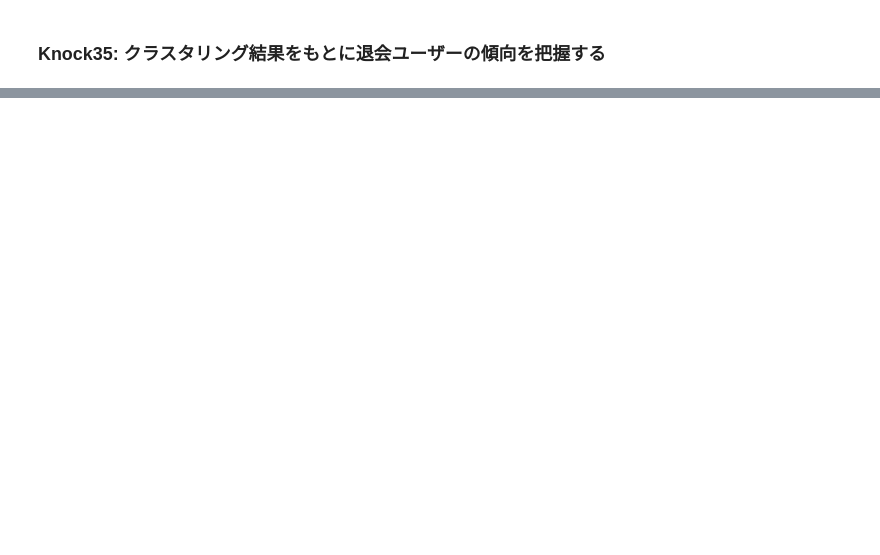
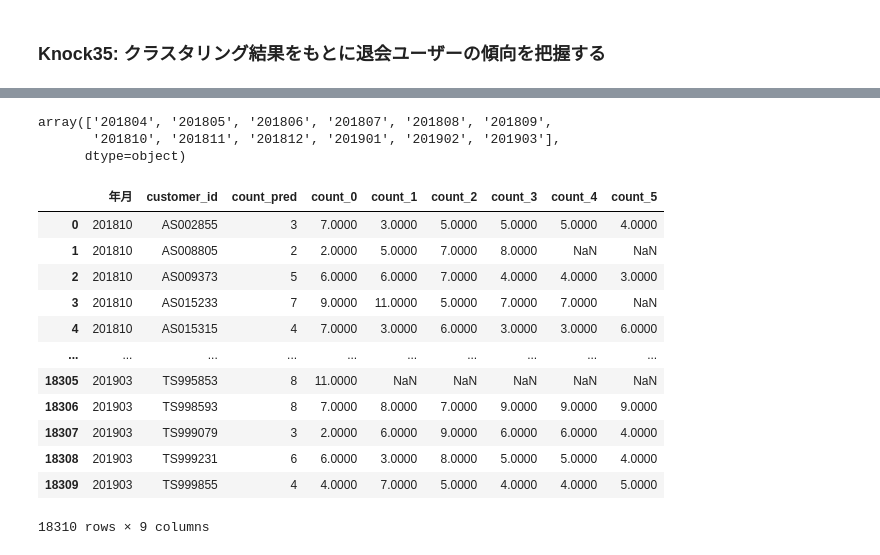
Before and after one commit to ginmaruGH/python-practical-data-analysis-100knocks, a Jupyter notebook: ch04/ch04.ipynb, the cells around one changed output, grey strips where cells are left out. Saved outputs shown, nothing was run; the diff lists cells and outputs as text; code cells hidden in the pictures; blank space fills up the shorter version.

```diff
--- a/ch04/ch04.ipynb
+++ b/ch04/ch04.ipynb
@@ -229,0 +304,14 @@ for i in customer_clustering["cluster"].unique():
+# %%
+# uselogデータから、年月別の各顧客の利用回数の集計
+
+# datetime型に変換
+uselog['usedate'] = pd.to_datetime(uselog["usedate"])
+# "年月"列の追加
+uselog["年月"] = uselog["usedate"].dt.strftime("%Y%m")
+
+# 月別の各顧客の利用回数
+uselog_months = uselog.groupby(["年月", "customer_id"], as_index=False).count()
+uselog_months.rename(columns={"log_id": "count"}, inplace=True)
+del uselog_months["usedate"]
+
+display(uselog_months)
@@ -229,0 +332,37 @@ for i in customer_clustering["cluster"].unique():
+# %%
+uselog_months["年月"].unique()
+# %% [output]
+array(['201804', '201805', '201806', '201807', '201808', '201809',
+       '201810', '201811', '201812', '201901', '201902', '201903'],
+      dtype=object)
+# %%
+year_months = list(uselog_months["年月"].unique())
+predict_data = pd.DataFrame()
+
+# 直近6ヶ月の利用回数を抽出する（201810~201903）
+for i in range(6, len(year_months)):  # i = 6~11(count=6)
+    tmp = uselog_months.loc[uselog_months["年月"] == year_months[i]].copy()
+    tmp.rename(columns={"count": "count_pred"}, inplace=True)
+    # 該当月（201810~201903）の過去6ヶ月の利用回数を抽出する
+    for j in range(1, 7):  # j = 1~6(count=6)
+        tmp_before = uselog_months.loc[uselog_months["年月"] == year_months[i-j]].copy()
+        del tmp_before["年月"]
+        tmp_before.rename(columns={"count": "count_{}".format(j-1)}, inplace=True)
+        tmp = pd.merge(tmp, tmp_before, on="customer_id", how="left")
+    predict_data = pd.concat([predict_data, tmp], ignore_index=True, axis=0)
+
+display(predict_data)
+# %% [output]
+|  | 年月 | customer_id | count_pred | count_0 | count_1 | count_2 | count_3 | count_4 | count_5 |
+| 0 | 201810 | AS002855 | 3 | 7.0000 | 3.0000 | 5.0000 | 5.0000 | 5.0000 | 4.0000 |
+| 1 | 201810 | AS008805 | 2 | 2.0000 | 5.0000 | 7.0000 | 8.0000 | NaN | NaN |
+| 2 | 201810 | AS009373 | 5 | 6.0000 | 6.0000 | 7.0000 | 4.0000 | 4.0000 | 3.0000 |
+| 3 | 201810 | AS015233 | 7 | 9.0000 | 11.0000 | 5.0000 | 7.0000 | 7.0000 | NaN |
+| 4 | 201810 | AS015315 | 4 | 7.0000 | 3.0000 | 6.0000 | 3.0000 | 3.0000 | 6.0000 |
+| ... | ... | ... | ... | ... | ... | ... | ... | ... | ... |
+| 18305 | 201903 | TS995853 | 8 | 11.0000 | NaN | NaN | NaN | NaN | NaN |
+| 18306 | 201903 | TS998593 | 8 | 7.0000 | 8.0000 | 7.0000 | 9.0000 | 9.0000 | 9.0000 |
+| 18307 | 201903 | TS999079 | 3 | 2.0000 | 6.0000 | 9.0000 | 6.0000 | 6.0000 | 4.0000 |
+| 18308 | 201903 | TS999231 | 6 | 6.0000 | 3.0000 | 8.0000 | 5.0000 | 5.0000 | 4.0000 |
+| 18309 | 201903 | TS999855 | 4 | 4.0000 | 7.0000 | 5.0000 | 4.0000 | 4.0000 | 5.0000 |
+18310 rows × 9 columns
```
Also changed, not shown: parts of 24 cells of this notebook, 1 other file.
